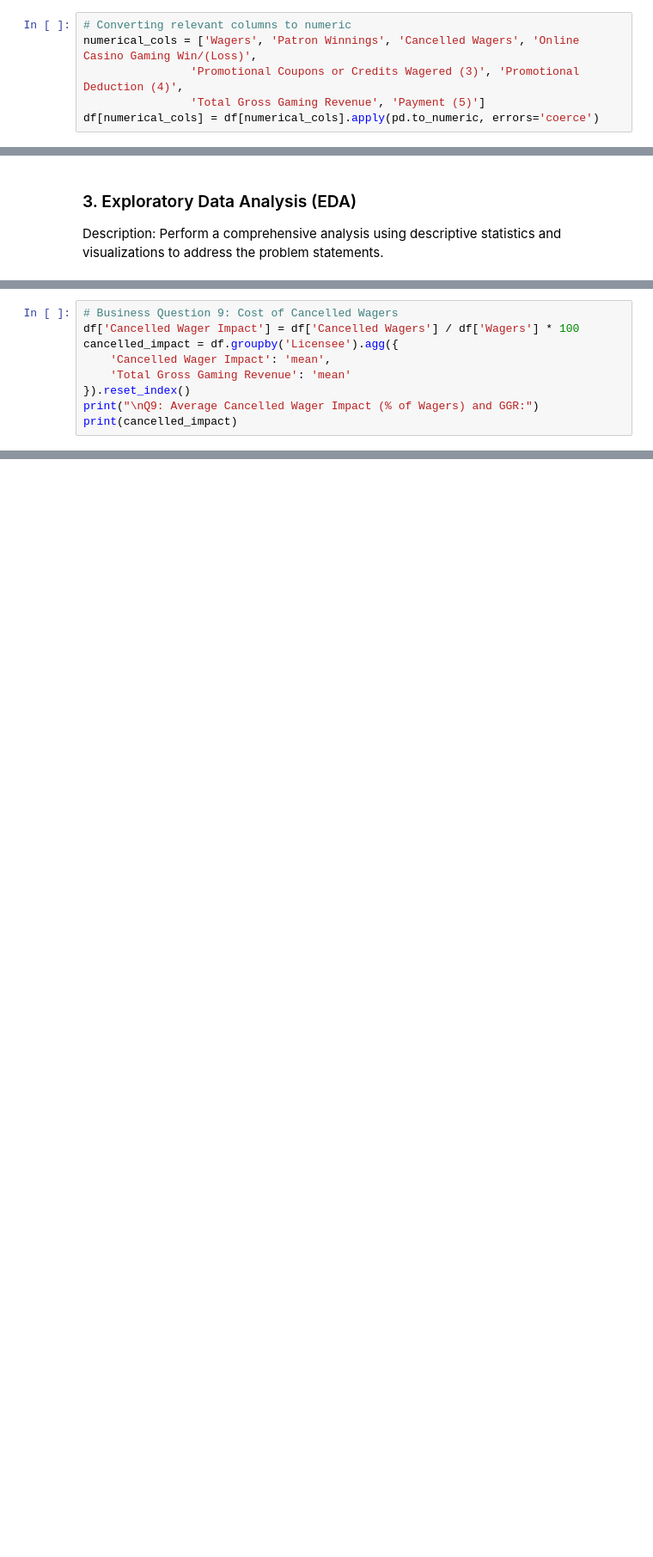
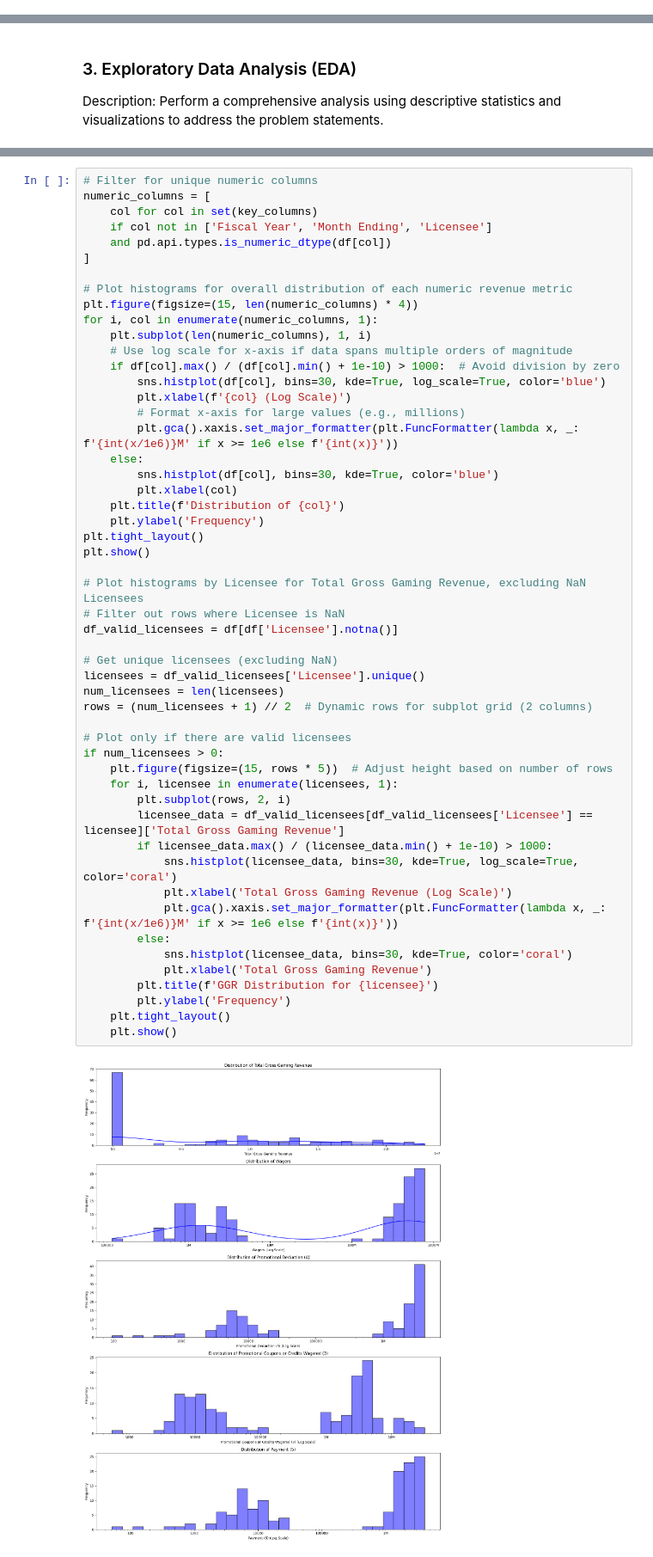
Before and after one commit to Phionanamugga/EDA_Tax_returns, a Jupyter notebook: casino_tax_returns.ipynb, the cells around one changed output, grey strips where cells are left out. Shown at 86% size. Saved outputs shown, nothing was run; the diff lists cells and outputs as text; blank space fills up the shorter version.

```diff
--- a/casino_tax_returns.ipynb
+++ b/casino_tax_returns.ipynb
@@ -159,7 +219 @@ array([[<Axes: title={'center': 'Wagers'}>,
 df['Month Ending'] = pd.to_datetime(df['Month Ending'], format='%m/%d/%Y %I:%M:%S %p', errors='coerce')
-# %%
-# Converting relevant columns to numeric
-numerical_cols = ['Wagers', 'Patron Winnings', 'Cancelled Wagers', 'Online Casino Gaming Win/(Loss)',
-                'Promotional Coupons or Credits Wagered (3)', 'Promotional Deduction (4)',
-                'Total Gross Gaming Revenue', 'Payment (5)']
-df[numerical_cols] = df[numerical_cols].apply(pd.to_numeric, errors='coerce')
@@ -384,9 +222,0 @@ How does the cost of cancelled wagers impact GGR and net returns, and are there
-# %%
-# Business Question 9: Cost of Cancelled Wagers
-df['Cancelled Wager Impact'] = df['Cancelled Wagers'] / df['Wagers'] * 100
-cancelled_impact = df.groupby('Licensee').agg({
-    'Cancelled Wager Impact': 'mean',
-    'Total Gross Gaming Revenue': 'mean'
-}).reset_index()
-print("\nQ9: Average Cancelled Wager Impact (% of Wagers) and GGR:")
-print(cancelled_impact)
@@ -434,0 +326,54 @@ Average Annual GGR Growth: 28.67%
+# %%
+# Filter for unique numeric columns
+numeric_columns = [
+    col for col in set(key_columns)
+    if col not in ['Fiscal Year', 'Month Ending', 'Licensee']
+    and pd.api.types.is_numeric_dtype(df[col])
+]
+
+# Plot histograms for overall distribution of each numeric revenue metric
+plt.figure(figsize=(15, len(numeric_columns) * 4))
+for i, col in enumerate(numeric_columns, 1):
+    plt.subplot(len(numeric_columns), 1, i)
+    # Use log scale for x-axis if data spans multiple orders of magnitude
+    if df[col].max() / (df[col].min() + 1e-10) > 1000:  # Avoid division by zero
+        sns.histplot(df[col], bins=30, kde=True, log_scale=True, color='blue')
+        plt.xlabel(f'{col} (Log Scale)')
+        # Format x-axis for large values (e.g., millions)
+        plt.gca().xaxis.set_major_formatter(plt.FuncFormatter(lambda x, _: f'{int(x/1e6)}M' if x >= 1e6 else f'{int(x)}'))
+    else:
+        sns.histplot(df[col], bins=30, kde=True, color='blue')
+        plt.xlabel(col)
+    plt.title(f'Distribution of {col}')
+    plt.ylabel('Frequency')
+plt.tight_layout()
+plt.show()
+
+# Plot histograms by Licensee for Total Gross Gaming Revenue, excluding NaN Licensees
+# Filter out rows where Licensee is NaN
+df_valid_licensees = df[df['Licensee'].notna()]
+
+# Get unique licensees (excluding NaN)
+licensees = df_valid_licensees['Licensee'].unique()
+num_licensees = len(licensees)
+rows = (num_licensees + 1) // 2  # Dynamic rows for subplot grid (2 columns)
+
+# Plot only if there are valid licensees
+if num_licensees > 0:
+    plt.figure(figsize=(15, rows * 5))  # Adjust height based on number of rows
+    for i, licensee in enumerate(licensees, 1):
+        plt.subplot(rows, 2, i)
+        licensee_data = df_valid_licensees[df_valid_licensees['Licensee'] == licensee]['Total Gross Gaming Revenue']
+        if licensee_data.max() / (licensee_data.min() + 1e-10) > 1000:
+            sns.histplot(licensee_data, bins=30, kde=True, log_scale=True, color='coral')
+            plt.xlabel('Total Gross Gaming Revenue (Log Scale)')
+            plt.gca().xaxis.set_major_formatter(plt.FuncFormatter(lambda x, _: f'{int(x/1e6)}M' if x >= 1e6 else f'{int(x)}'))
+        else:
+            sns.histplot(licensee_data, bins=30, kde=True, color='coral')
+            plt.xlabel('Total Gross Gaming Revenue')
+        plt.title(f'GGR Distribution for {licensee}')
+        plt.ylabel('Frequency')
+    plt.tight_layout()
+    plt.show()
+# %% [output]
+[figure, added]
```
Also changed, not shown: parts of 54 cells of this notebook, 5 other files.
